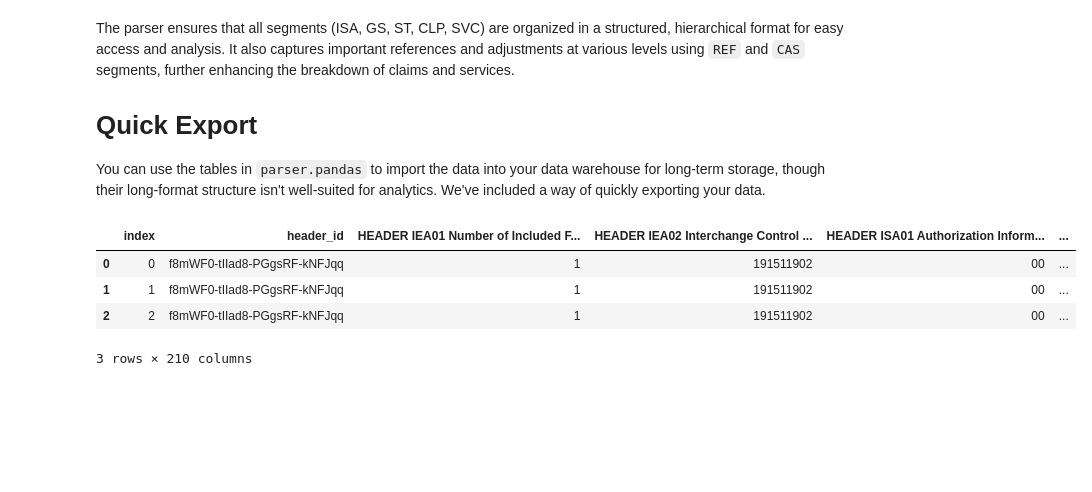
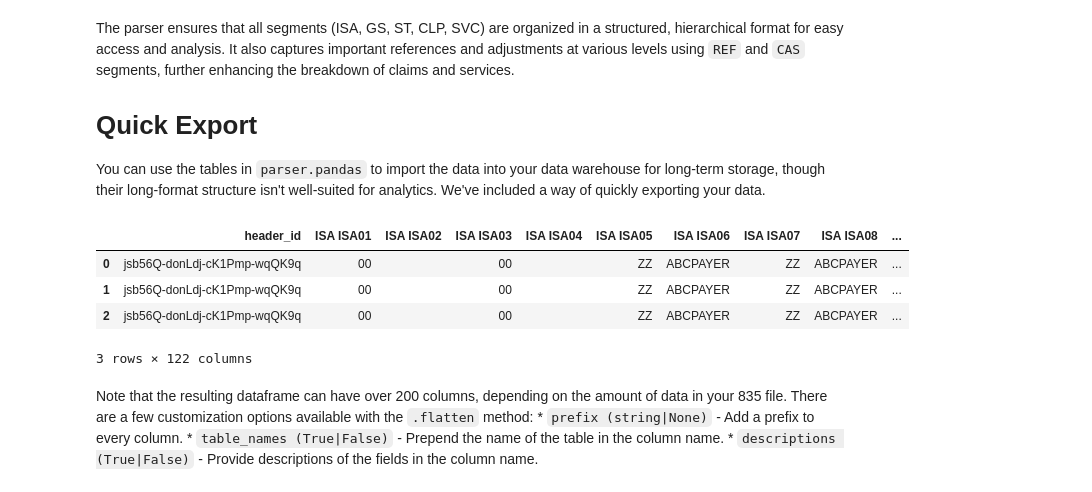
Before and after one commit to DHR-Health/py835, a Jupyter notebook: README.ipynb, the cells around one changed output. Cells and saved outputs as stored; diff of their text form; code cells hidden in the pictures; blank space fills up the shorter version.

```diff
--- a/README.ipynb
+++ b/README.ipynb
@@ -194,17 +223,20 @@ You can use the tables in `parser.pandas` to import the data into your data ware
 # %%
 from py835 import Parser
 
 # Initialize the parser with the path to your EDI 835 file
 parser = Parser(r'misc\example.835')
 
-# Generate a financial report as a Pandas DataFrame
-financial_report_df = parser.flatten()
-
-# Display the first few rows of the DataFrame
-financial_report_df.head(3)
+bare_bones = parser.flatten(prefix = None,table_names=False,descriptions=False)
+bare_bones.head(3)
 # %% [output]
-|  | index | header_id | HEADER IEA01 Number of Included F... | HEADER IEA02 Interchange Control ... | HEADER ISA01 Authorization Inform... | ... |
-| 0 | 0 | f8mWF0-tIIad8-PGgsRF-kNFJqq | 1 | 191511902 | 00 | ... |
-| 1 | 1 | f8mWF0-tIIad8-PGgsRF-kNFJqq | 1 | 191511902 | 00 | ... |
-| 2 | 2 | f8mWF0-tIIad8-PGgsRF-kNFJqq | 1 | 191511902 | 00 | ... |
+|  | header_id | ISA ISA01 | ISA ISA02 | ISA ISA03 | ISA ISA04 | ISA ISA05 | ISA ISA06 | ISA ISA07 | ISA ISA08 | ... |
+| 0 | jsb56Q-donLdj-cK1Pmp-wqQK9q | 00 |  | 00 |  | ZZ | ABCPAYER | ZZ | ABCPAYER | ... |
+| 1 | jsb56Q-donLdj-cK1Pmp-wqQK9q | 00 |  | 00 |  | ZZ | ABCPAYER | ZZ | ABCPAYER | ... |
+| 2 | jsb56Q-donLdj-cK1Pmp-wqQK9q | 00 |  | 00 |  | ZZ | ABCPAYER | ZZ | ABCPAYER | ... |
-3 rows × 210 columns
+3 rows × 122 columns
+# %% [markdown]
+
+Note that the resulting dataframe can have over 200 columns, depending on the amount of data in your 835 file. There are a few customization options available with the `.flatten` method:
+    * `prefix (string|None)` - Add a prefix to every column.
+    * `table_names (True|False)` - Prepend the name of the table in the column name.
+    * `descriptions (True|False)` - Provide descriptions of the fields in the column name.
```
Also changed, not shown: parts of 38 cells of this notebook, 3 other files.
